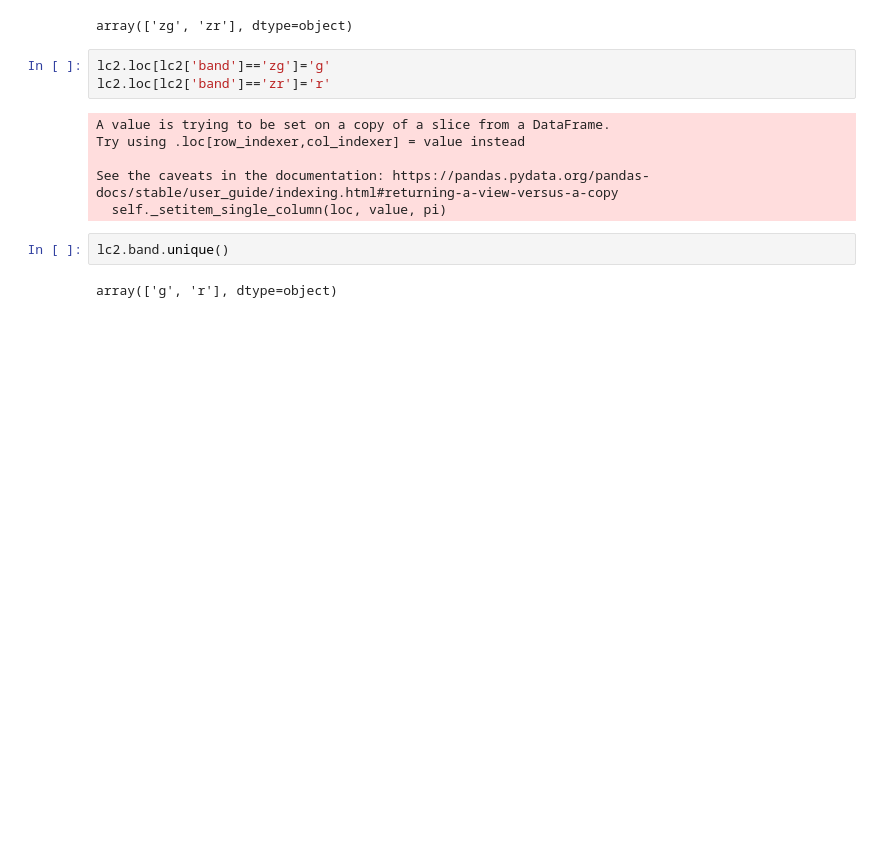
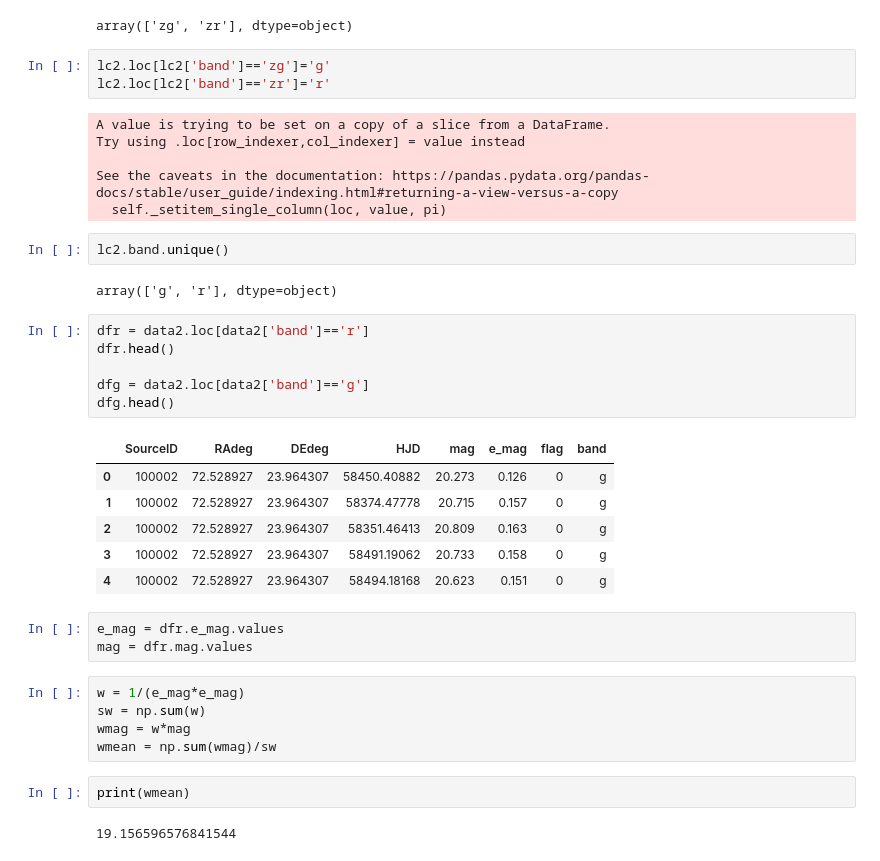
Before and after one commit to truptimr/UCSD-MLE-ZTF, a Jupyter notebook: notebooks/test_routines.ipynb, the cells around one changed output. Saved outputs shown, nothing was run; the diff lists cells and outputs as text; blank space fills up the shorter version.

```diff
--- a/notebooks/test_routines.ipynb
+++ b/notebooks/test_routines.ipynb
@@ -242,3 +242,28 @@ See the caveats in the documentation: https://pandas.pydata.org/pandas-docs/stab
 lc2.band.unique()
 # %% [output]
 array(['g', 'r'], dtype=object)
+# %%
+dfr = data2.loc[data2['band']=='r']
+dfr.head()
+
+dfg = data2.loc[data2['band']=='g']
+dfg.head()
+# %% [output]
+|  | SourceID | RAdeg | DEdeg | HJD | mag | e_mag | flag | band |
+| 0 | 100002 | 72.528927 | 23.964307 | 58450.40882 | 20.273 | 0.126 | 0 | g |
+| 1 | 100002 | 72.528927 | 23.964307 | 58374.47778 | 20.715 | 0.157 | 0 | g |
+| 2 | 100002 | 72.528927 | 23.964307 | 58351.46413 | 20.809 | 0.163 | 0 | g |
+| 3 | 100002 | 72.528927 | 23.964307 | 58491.19062 | 20.733 | 0.158 | 0 | g |
+| 4 | 100002 | 72.528927 | 23.964307 | 58494.18168 | 20.623 | 0.151 | 0 | g |
+# %%
+e_mag = dfr.e_mag.values
+mag = dfr.mag.values
+# %%
+w = 1/(e_mag*e_mag)
+sw = np.sum(w)
+wmag = w*mag
+wmean = np.sum(wmag)/sw
+# %%
+print(wmean)
+# %% [output]
+19.156596576841544
```
Also changed, not shown: parts of 6 cells of this notebook.
